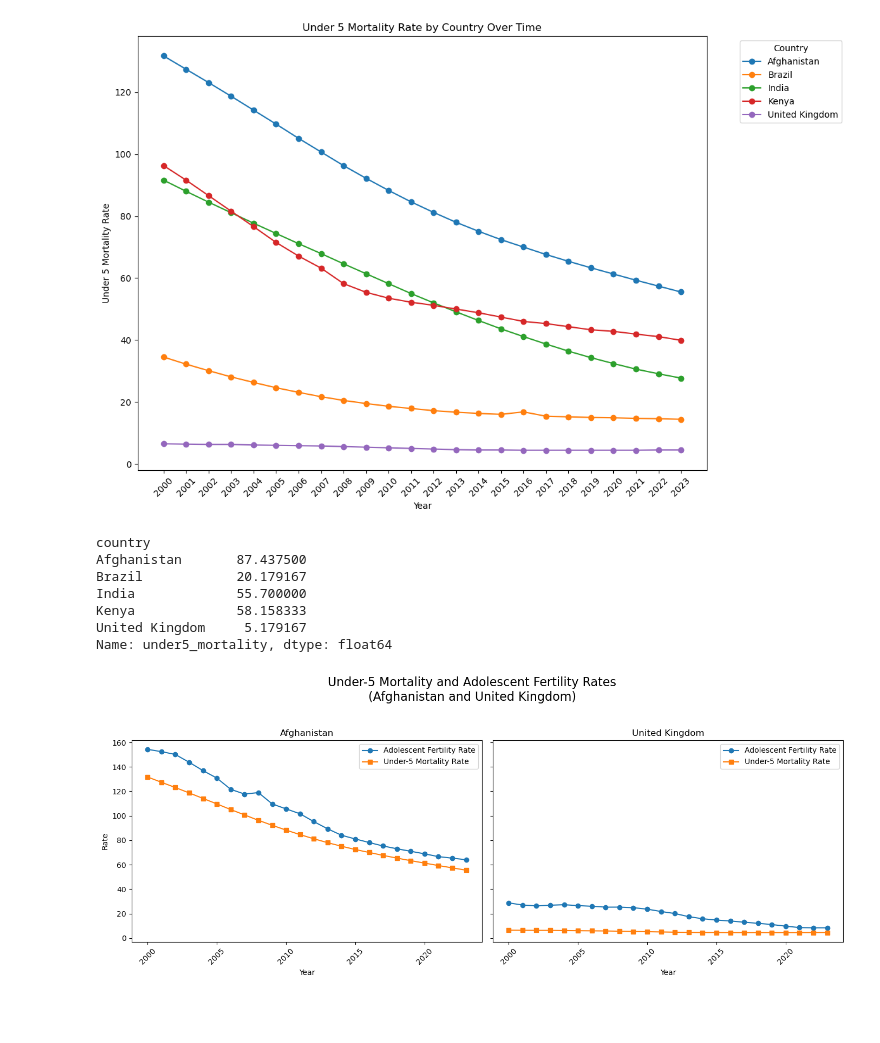
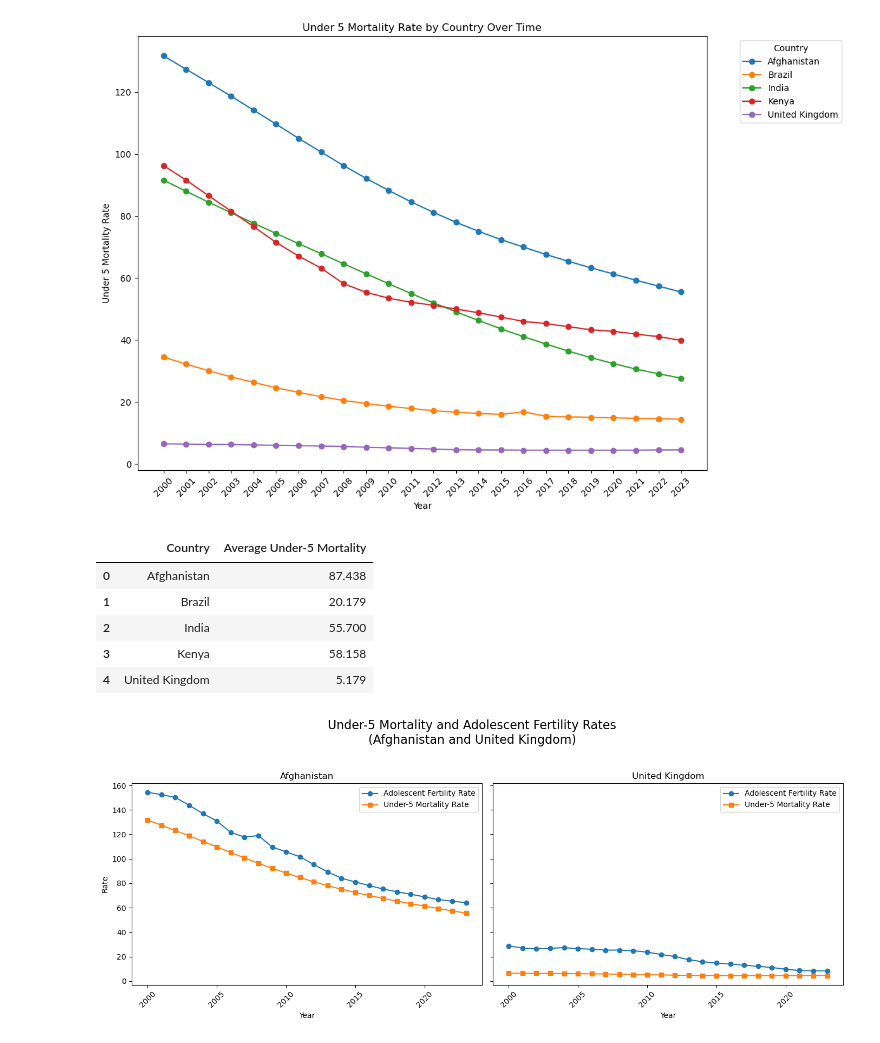
Before and after one commit to a1an-na/QTM350_Final_Project, a Jupyter notebook: scripts/under5_mortality.ipynb, the cells around one changed output. Cells and saved outputs as stored; diff of their text form; code cells hidden in the pictures; blank space fills up the shorter version.

```diff
--- a/scripts/under5_mortality.ipynb
+++ b/scripts/under5_mortality.ipynb
@@ -25,15 +25,16 @@ plt.show()
 # %%
 # Average Under 5 Mortality Rate by Country
 
-df.groupby('country')['under5_mortality'].mean()
+table_3= df.groupby('country', as_index=False)['under5_mortality'].mean().round(3)
+table_3.columns = ['Country', 'Average Under-5 Mortality']
+table_3
 # %% [output]
-country
-Afghanistan       87.437500
-Brazil            20.179167
-India             55.700000
-Kenya             58.158333
-United Kingdom     5.179167
-Name: under5_mortality, dtype: float64
+|  | Country | Average Under-5 Mortality |
+| 0 | Afghanistan | 87.438 |
+| 1 | Brazil | 20.179 |
+| 2 | India | 55.700 |
+| 3 | Kenya | 58.158 |
+| 4 | United Kingdom | 5.179 |
 # %%
 # Under 5 Mortality Rate and Adolescent Fertility Rate
 
```
Also changed, not shown: 2 other files.
